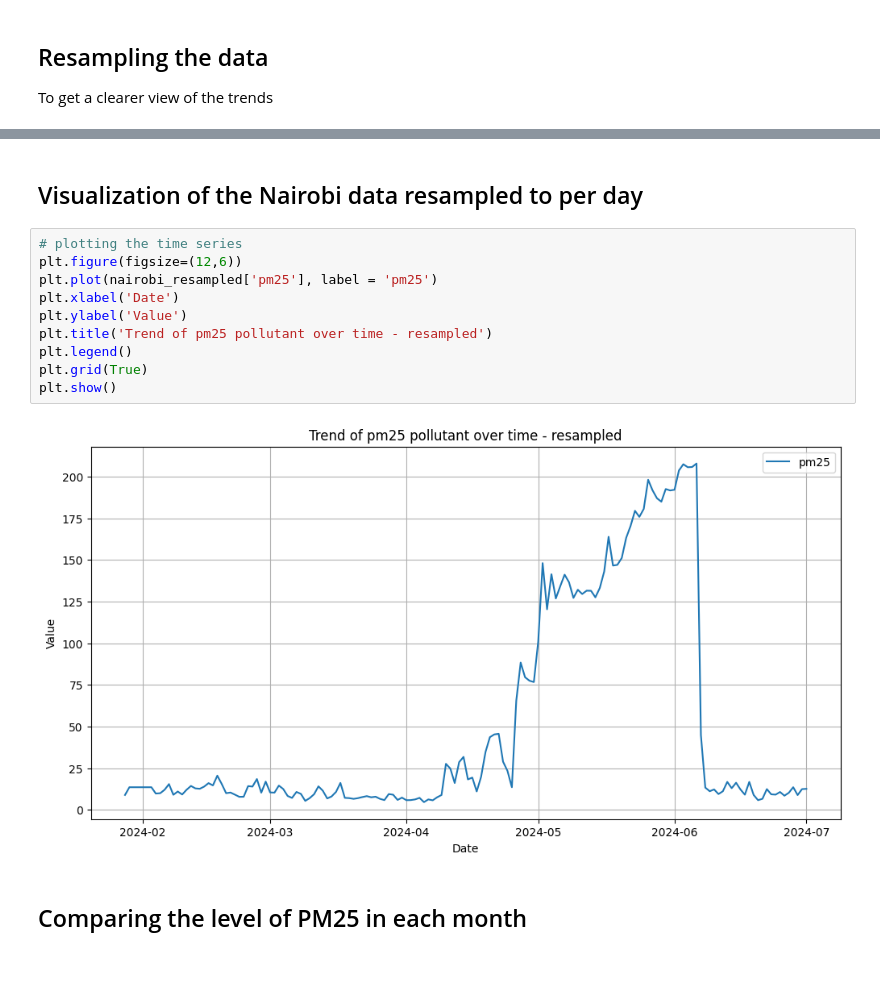
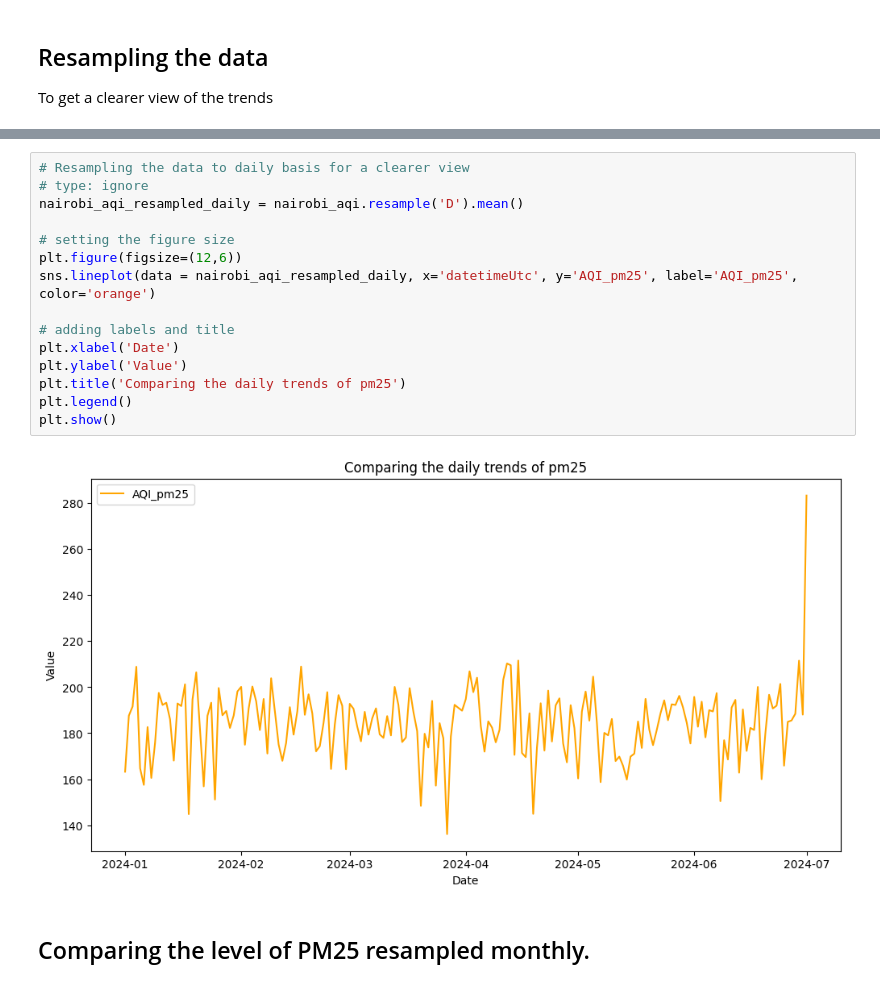
Before and after one commit to Campeon254/Air-Quality-Analysis, a Jupyter notebook: Nairobi-Air-Quality-Analysis.ipynb, the cells around one changed output, grey strips where cells are left out. Drawn from its saved outputs; the diff is of its cells as text.

```diff
--- a/Nairobi-Air-Quality-Analysis.ipynb
+++ b/Nairobi-Air-Quality-Analysis.ipynb
@@ -224,16 +239,19 @@ nairobi_resampled.head()
-# %% [markdown]
-## Visualization of the Nairobi data resampled to per day
-# %%
-# plotting the time series
-plt.figure(figsize=(12,6))
-plt.plot(nairobi_resampled['pm25'], label = 'pm25')
-plt.xlabel('Date')
-plt.ylabel('Value')
-plt.title('Trend of pm25 pollutant over time - resampled')
-plt.legend()
-plt.grid(True)
-plt.show()
-# %% [output]
-[figure, removed]
+# %%
+# Resampling the data to daily basis for a clearer view
+# type: ignore
+nairobi_aqi_resampled_daily = nairobi_aqi.resample('D').mean()
+
+# setting the figure size
+plt.figure(figsize=(12,6))
+sns.lineplot(data = nairobi_aqi_resampled_daily, x='datetimeUtc', y='AQI_pm25', label='AQI_pm25', color='orange')
+
+# adding labels and title
+plt.xlabel('Date')
+plt.ylabel('Value')
+plt.title('Comparing the daily trends of pm25')
+plt.legend()
+plt.show()
+# %% [output]
+[figure, added]
 # %% [markdown]
-## Comparing the level of PM25 in each month
+## Comparing the level of PM25 resampled monthly.
```
Also changed, not shown: parts of 27 cells of this notebook, 1 other file.
